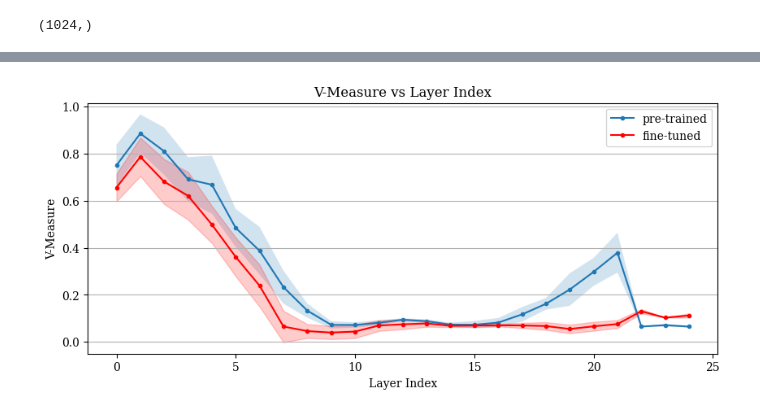
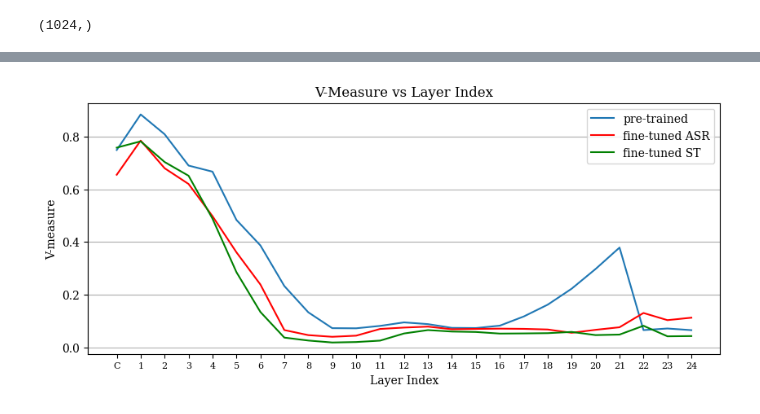
Before and after one commit to badrex/explore.speech.wav2vec2, a Jupyter notebook: visuallize_and_analyze_representations_2.ipynb, the cells around one changed output, grey strips where cells are left out. Saved outputs shown, nothing was run; the diff lists cells and outputs as text; code cells hidden in the pictures.

```diff
--- a/visuallize_and_analyze_representations_2.ipynb
+++ b/visuallize_and_analyze_representations_2.ipynb
@@ -400,34 +406,68 @@ for layer_idx in range(0, 25):
 # %%
-layer2vmeasure_ft_spkr= defaultdict(list)
+layer2vmeasure_ft_asr_spkr= defaultdict(list)
 
 for layer_idx in range(0, 25):
-    layer_representations = [layer_reprs_ft[sample_ID][layer_idx] for sample_ID in layer_reprs]
+    layer_representations = [layer_reprs_ft_asr[sample_ID][layer_idx] for sample_ID in layer_reprs]
 
     for i, _rand in enumerate(random_seeds):
         kmeans = KMeans(init="k-means++", n_clusters=6, n_init='auto', random_state=_rand)
         clustering_perf = k_means(kmeans_paras=kmeans, data=layer_representations, labels=speaker_ids_encoded)
 
         #print(f"{i:.2f} Layer {layer_idx+1:<3} v-measure {clustering_perf[0]:.3f}", end='\n')
-        layer2vmeasure_ft_spkr[layer_idx].append(clustering_perf[0])
+        layer2vmeasure_ft_asr_spkr[layer_idx].append(clustering_perf[0])
+# %%
+layer2vmeasure_ft_s2t_spkr= defaultdict(list)
+
+for layer_idx in range(0, 25):
+    layer_representations = [layer_reprs_ft_s2t[sample_ID][layer_idx] for sample_ID in layer_reprs]
+
+    for i, _rand in enumerate(random_seeds):
+        kmeans = KMeans(init="k-means++", n_clusters=6, n_init='auto', random_state=_rand)
+        clustering_perf = k_means(kmeans_paras=kmeans, data=layer_representations, labels=speaker_ids_encoded)
+
+        #print(f"{i:.2f} Layer {layer_idx+1:<3} v-measure {clustering_perf[0]:.3f}", end='\n')
+        layer2vmeasure_ft_s2t_spkr[layer_idx].append(clustering_perf[0])
 # %%
-layer_indices = list(layer2vmeasure_spkr.keys())
-vmeasure_means_pt = [np.mean(layer2vmeasure_spkr[layer_idx]) for layer_idx in layer_indices]
-vmeasure_std_pt = [np.std(layer2vmeasure_spkr[layer_idx]) for layer_idx in layer_indices]
-vmeasure_means_ft = [np.mean(layer2vmeasure_ft_spkr[layer_idx]) for layer_idx in layer_indices]
-vmeasure_std_ft = [np.std(layer2vmeasure_ft_spkr[layer_idx]) for layer_idx in layer_indices]
+import numpy as np
+import matplotlib.pyplot as plt
+
+# Set the font family to LaTeX
+plt.rcParams["font.family"] = "serif"
+
+# FILEPATH: /nethome/babdullah/explore.speech.wav2vec2/visuallize_and_analyze_representations.ipynb
+layer_indices = list(layer2vmeasure_pt.keys())
+
+vmeasure_means_pt_spkr = [np.mean(layer2vmeasure_pt_spkr[layer_idx]) for layer_idx in layer_indices]
+vmeasure_std_pt_spkr = [np.std(layer2vmeasure_pt_spkr[layer_idx]) for layer_idx in layer_indices]
+
+
+vmeasure_means_ft_asr_spkr = [np.mean(layer2vmeasure_ft_asr_spkr[layer_idx]) for layer_idx in layer_indices]
+vmeasure_std_ft_asr_spkr = [np.std(layer2vmeasure_ft_asr_spkr[layer_idx]) for layer_idx in layer_indices]
+
+vmeasure_means_ft_s2t_spkr = [np.mean(layer2vmeasure_ft_s2t_spkr[layer_idx]) for layer_idx in layer_indices]
+vmeasure_std_ft_s2t_spkr = [np.std(layer2vmeasure_ft_s2t_spkr[layer_idx]) for layer_idx in layer_indices]
 
 fig, ax = plt.subplots(figsize=(10, 4))  # Adjust the figsize parameter to make the plot wider
 
-ax.plot(layer_indices, vmeasure_means_pt, '-o', label='pre-trained', markersize=3)
-ax.fill_between(layer_indices, np.array(vmeasure_means_pt) - np.array(vmeasure_std_pt), np.array(vmeasure_means_pt) + np.array(vmeasure_std_pt), alpha=0.2)
-ax.plot(layer_indices, vmeasure_means_ft, '-o', color='red', label='fine-tuned', markersize=3)
-ax.fill_between(layer_indices, np.array(vmeasure_means_ft) - np.array(vmeasure_std_ft), np.array(vmeasure_means_ft) + np.array(vmeasure_std_ft), alpha=0.2, color='red')
+ax.plot(layer_indices, vmeasure_means_pt_spkr, '-', label='pre-trained', markersize=3)
+ax.plot(layer_indices, vmeasure_means_ft_asr_spkr, '-', label='fine-tuned ASR', color='red', markersize=3)
+ax.plot(layer_indices, vmeasure_means_ft_s2t_spkr, '-', label='fine-tuned ST', color='green', markersize=3)
+
+#ax.fill_between(layer_indices, np.array(vmeasure_means_pt) - np.array(vmeasure_std_pt), np.array(vmeasure_means_pt) + np.array(vmeasure_std_pt), alpha=0.2)
+#ax.fill_between(layer_indices, np.array(vmeasure_means_ft_asr) - np.array(vmeasure_std_ft_asr), np.array(vmeasure_means_ft_asr) + np.array(vmeasure_std_ft_asr), alpha=0.2, color='red')
+#ax.fill_between(layer_indices, np.array(vmeasure_means_ft_s2t) - np.array(vmeasure_std_ft_s2t), np.array(vmeasure_means_ft_s2t) + np.array(vmeasure_std_ft_s2t), alpha=0.2, color='green')
+
 ax.set_xlabel('Layer Index')
-ax.set_ylabel('V-Measure')
-ax.set_title('V-Measure vs Layer Index')
+ax.set_ylabel('V-measure')
+tickvalues = range(0, 25)
+ax.set_xticks(ticks=tickvalues, labels=['C'] + list(range(1, 25, 1)), fontsize=8)
+
 # Add grid only to the vertical axis
 ax.yaxis.grid()
+
+ax.set_title('V-Measure vs Layer Index')
 ax.legend()
+
 plt.show()
 # %% [output]
-[figure, old version]
+[figure, new version]
```
Also changed, not shown: parts of 23 cells of this notebook, 7 other files.
